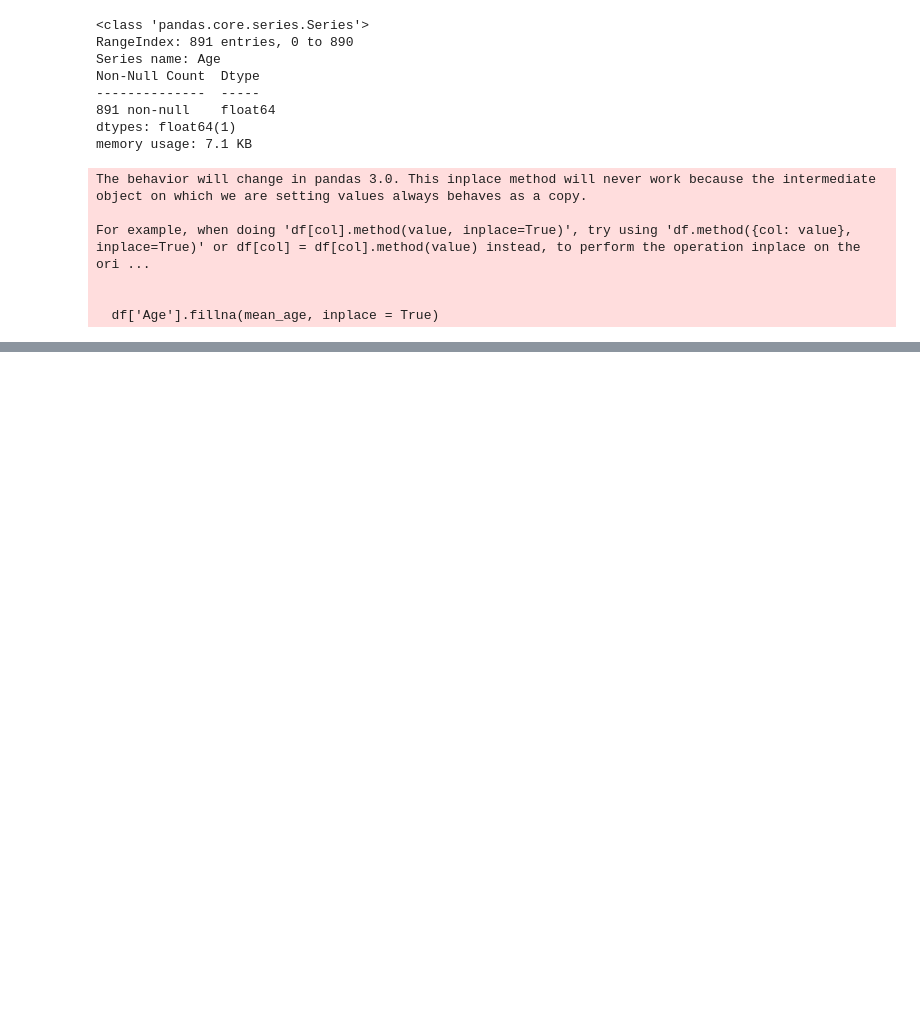
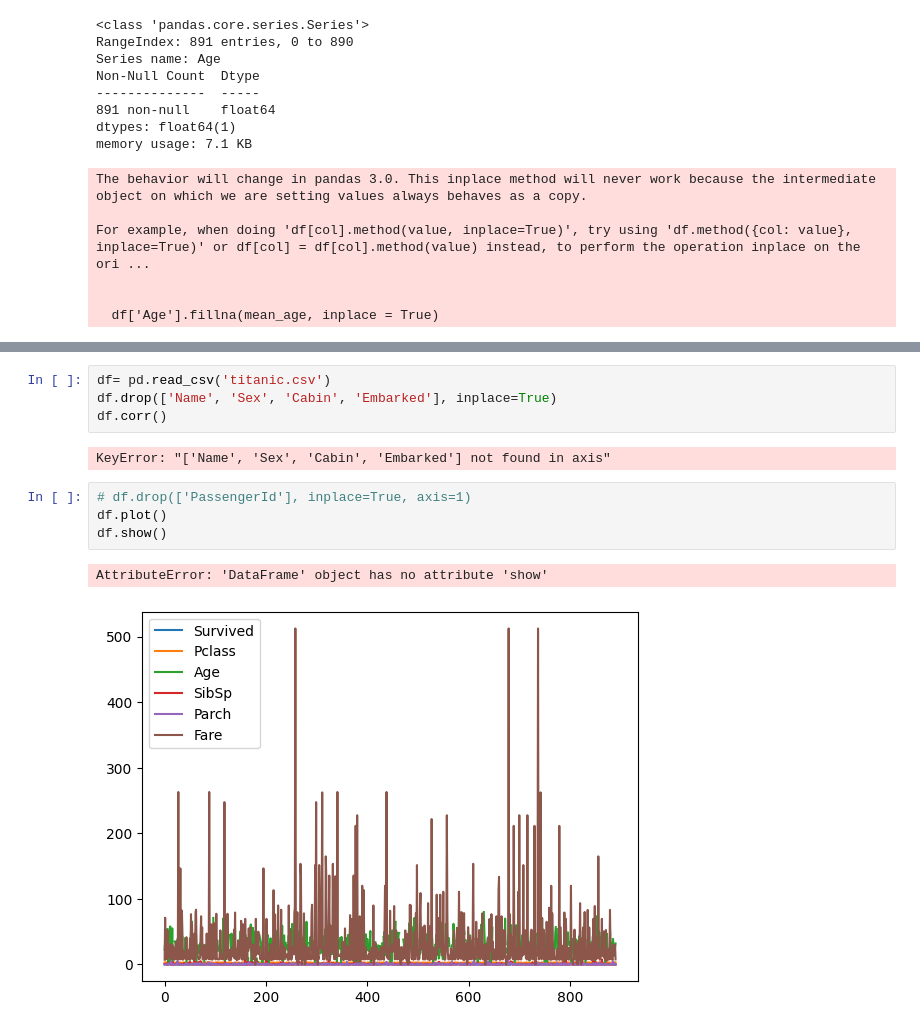
Before and after one commit to SelfCrafted/Machine-Learning, a Jupyter notebook: data-cleaning/a.ipynb, the cells around one changed output, grey strips where cells are left out. Cells and saved outputs as stored; diff of their text form; blank space fills up the shorter version.

```diff
--- a/data-cleaning/a.ipynb
+++ b/data-cleaning/a.ipynb
@@ -393,0 +436,13 @@ df.dropna(subset=['Date'], inplace = True)
+# %%
+df= pd.read_csv('titanic.csv')
+df.drop(['Name', 'Sex', 'Cabin', 'Embarked'], inplace=True)
+df.corr()
+# %% [output]
+KeyError: "['Name', 'Sex', 'Cabin', 'Embarked'] not found in axis"
+# %%
+# df.drop(['PassengerId'], inplace=True, axis=1)
+df.plot()
+df.show()
+# %% [output]
+AttributeError: 'DataFrame' object has no attribute 'show'
+[figure, added]
```
Also changed, not shown: parts of 5 cells of this notebook.
